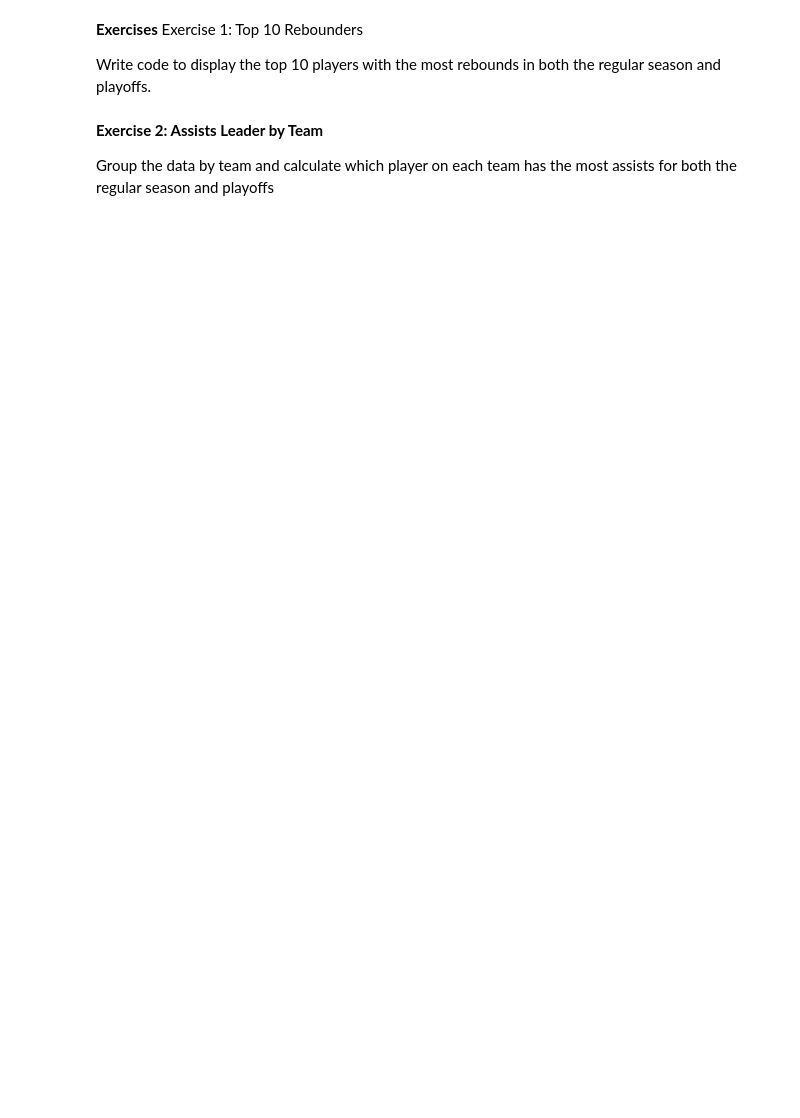
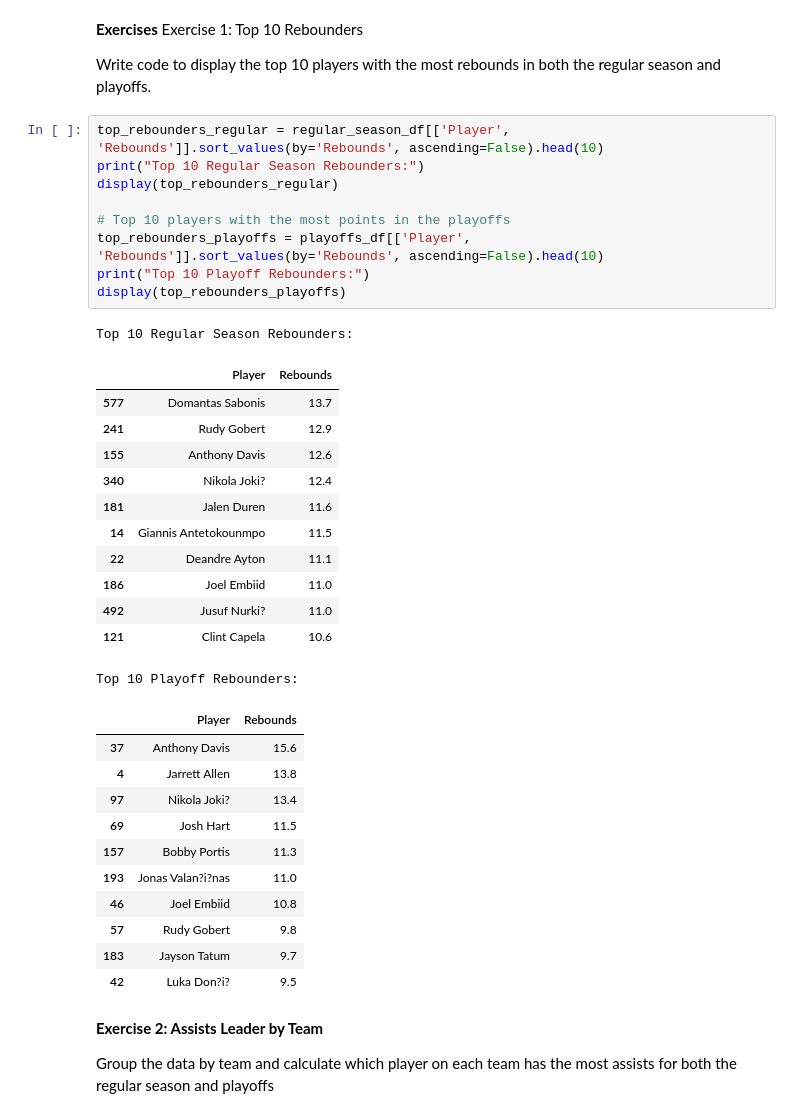
Before and after one commit to bmstoss13/DS2002, a Jupyter notebook: ds2002-labs/Pandas_and_CSV_Hands_On.ipynb, the cells around one changed output. Cells and saved outputs as stored; diff of their text form; blank space fills up the shorter version.

```diff
--- a/ds2002-labs/Pandas_and_CSV_Hands_On.ipynb
+++ b/ds2002-labs/Pandas_and_CSV_Hands_On.ipynb
@@ -120,6 +295,40 @@ plt.show()
 Exercise 1: Top 10 Rebounders
 
 Write code to display the top 10 players with the most rebounds in both the regular season and playoffs.
+# %%
+top_rebounders_regular = regular_season_df[['Player', 'Rebounds']].sort_values(by='Rebounds', ascending=False).head(10)
+print("Top 10 Regular Season Rebounders:")
+display(top_rebounders_regular)
+
+# Top 10 players with the most points in the playoffs
+top_rebounders_playoffs = playoffs_df[['Player', 'Rebounds']].sort_values(by='Rebounds', ascending=False).head(10)
+print("Top 10 Playoff Rebounders:")
+display(top_rebounders_playoffs)
+# %% [output]
+Top 10 Regular Season Rebounders:
+|  | Player | Rebounds |
+| 577 | Domantas Sabonis | 13.7 |
+| 241 | Rudy Gobert | 12.9 |
+| 155 | Anthony Davis | 12.6 |
+| 340 | Nikola Joki? | 12.4 |
+| 181 | Jalen Duren | 11.6 |
+| 14 | Giannis Antetokounmpo | 11.5 |
+| 22 | Deandre Ayton | 11.1 |
+| 186 | Joel Embiid | 11.0 |
+| 492 | Jusuf Nurki? | 11.0 |
+| 121 | Clint Capela | 10.6 |
+Top 10 Playoff Rebounders:
+|  | Player | Rebounds |
+| 37 | Anthony Davis | 15.6 |
+| 4 | Jarrett Allen | 13.8 |
+| 97 | Nikola Joki? | 13.4 |
+| 69 | Josh Hart | 11.5 |
+| 157 | Bobby Portis | 11.3 |
+| 193 | Jonas Valan?i?nas | 11.0 |
+| 46 | Joel Embiid | 10.8 |
+| 57 | Rudy Gobert | 9.8 |
+| 183 | Jayson Tatum | 9.7 |
+| 42 | Luka Don?i? | 9.5 |
 # %% [markdown]
 **Exercise 2: Assists Leader by Team**
 
```
Also changed, not shown: parts of 11 cells of this notebook.
